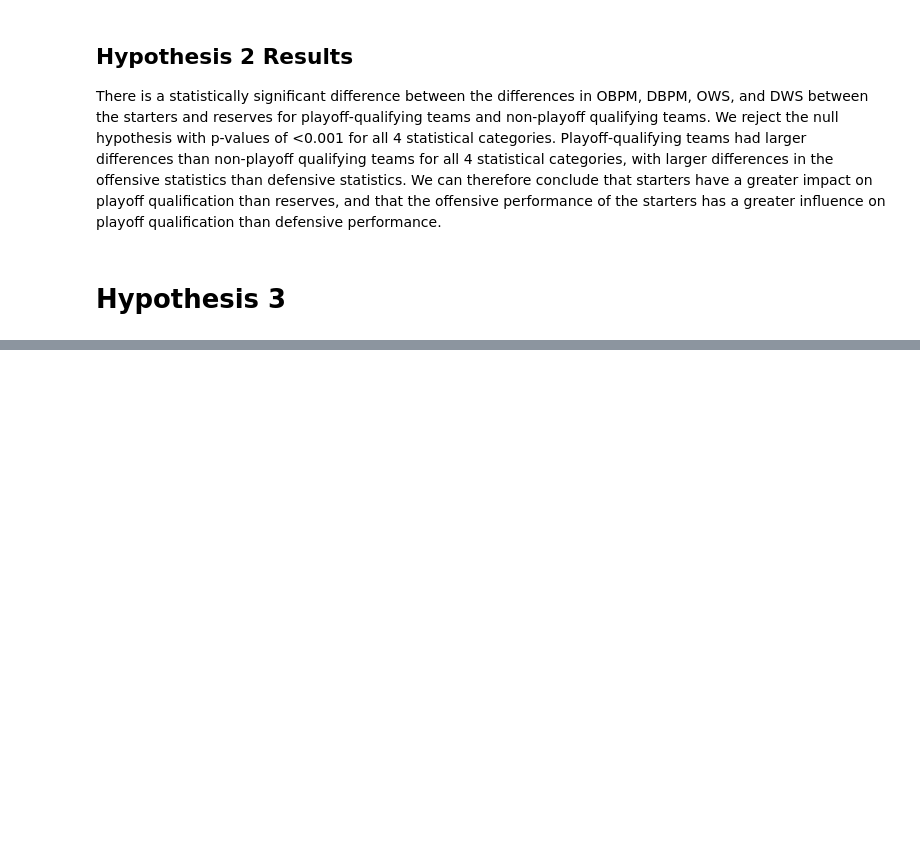
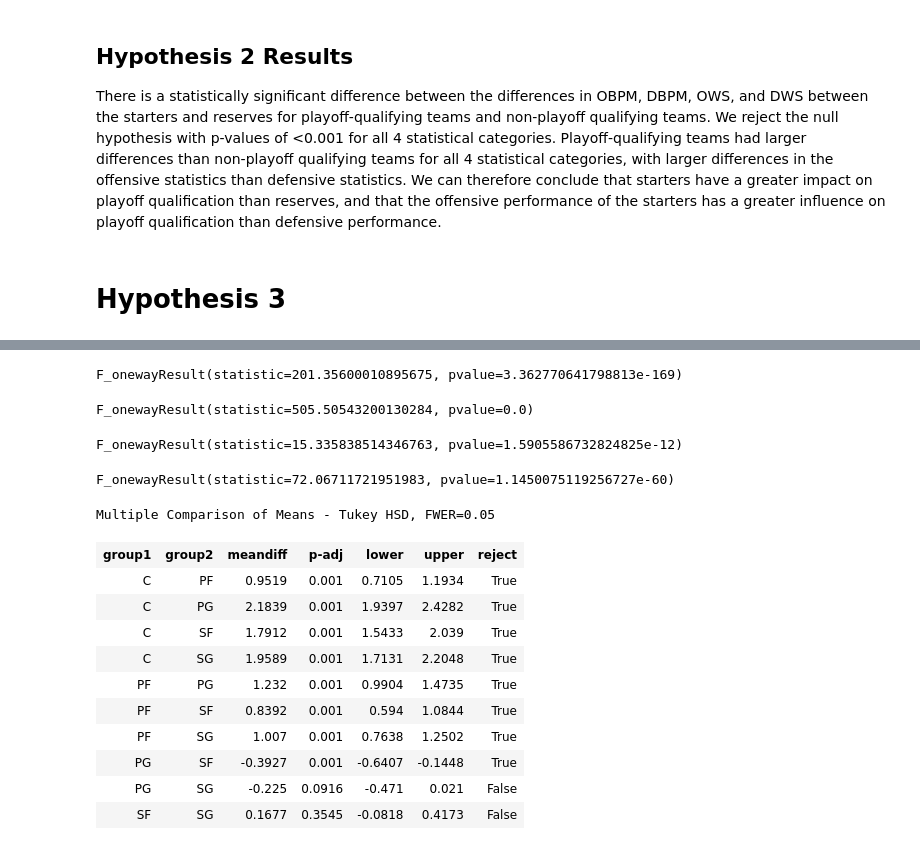
Before and after one commit to nteuthorn/Thinkful_Capstone1, a Jupyter notebook: Capstone 1.ipynb, the cells around one changed output, grey strips where cells are left out. Drawn from its saved outputs; the diff is of its cells as text; code cells hidden in the pictures; blank space fills up the shorter version.

```diff
--- a/Capstone 1.ipynb
+++ b/Capstone 1.ipynb
@@ -479,0 +472,35 @@ team_stats_12_17.Tm.shape
+# %%
+stats.f_oneway(players_pg.OBPM, players_sg.OBPM, players_sf.OBPM, players_pf.OBPM, players_c.OBPM)
+# %% [output]
+F_onewayResult(statistic=201.35600010895675, pvalue=3.362770641798813e-169)
+# %%
+stats.f_oneway(players_pg.DBPM, players_sg.DBPM, players_sf.DBPM, players_pf.DBPM, players_c.DBPM)
+# %% [output]
+F_onewayResult(statistic=505.50543200130284, pvalue=0.0)
+# %%
+stats.f_oneway(players_pg.OWS, players_sg.OWS, players_sf.OWS, players_pf.OWS, players_c.OWS)
+# %% [output]
+F_onewayResult(statistic=15.335838514346763, pvalue=1.5905586732824825e-12)
+# %%
+stats.f_oneway(players_pg.DWS, players_sg.DWS, players_sf.DWS, players_pf.DWS, players_c.DWS)
+# %% [output]
+F_onewayResult(statistic=72.06711721951983, pvalue=1.1450075119256727e-60)
+# %%
+tukey_OBPM = pairwise_tukeyhsd(endog = y82_player_stats.OBPM,
+                          groups = y82_player_stats.POS_final,
+                          alpha=0.05)
+
+tukey_OBPM.summary()
+# %% [output]
+Multiple Comparison of Means - Tukey HSD, FWER=0.05
+| group1 | group2 | meandiff | p-adj | lower | upper | reject |
+| C | PF | 0.9519 | 0.001 | 0.7105 | 1.1934 | True |
+| C | PG | 2.1839 | 0.001 | 1.9397 | 2.4282 | True |
+| C | SF | 1.7912 | 0.001 | 1.5433 | 2.039 | True |
+| C | SG | 1.9589 | 0.001 | 1.7131 | 2.2048 | True |
+| PF | PG | 1.232 | 0.001 | 0.9904 | 1.4735 | True |
+| PF | SF | 0.8392 | 0.001 | 0.594 | 1.0844 | True |
+| PF | SG | 1.007 | 0.001 | 0.7638 | 1.2502 | True |
+| PG | SF | -0.3927 | 0.001 | -0.6407 | -0.1448 | True |
+| PG | SG | -0.225 | 0.0916 | -0.471 | 0.021 | False |
+| SF | SG | 0.1677 | 0.3545 | -0.0818 | 0.4173 | False |
```
Also changed, not shown: parts of 9 cells of this notebook, 1 other file.
